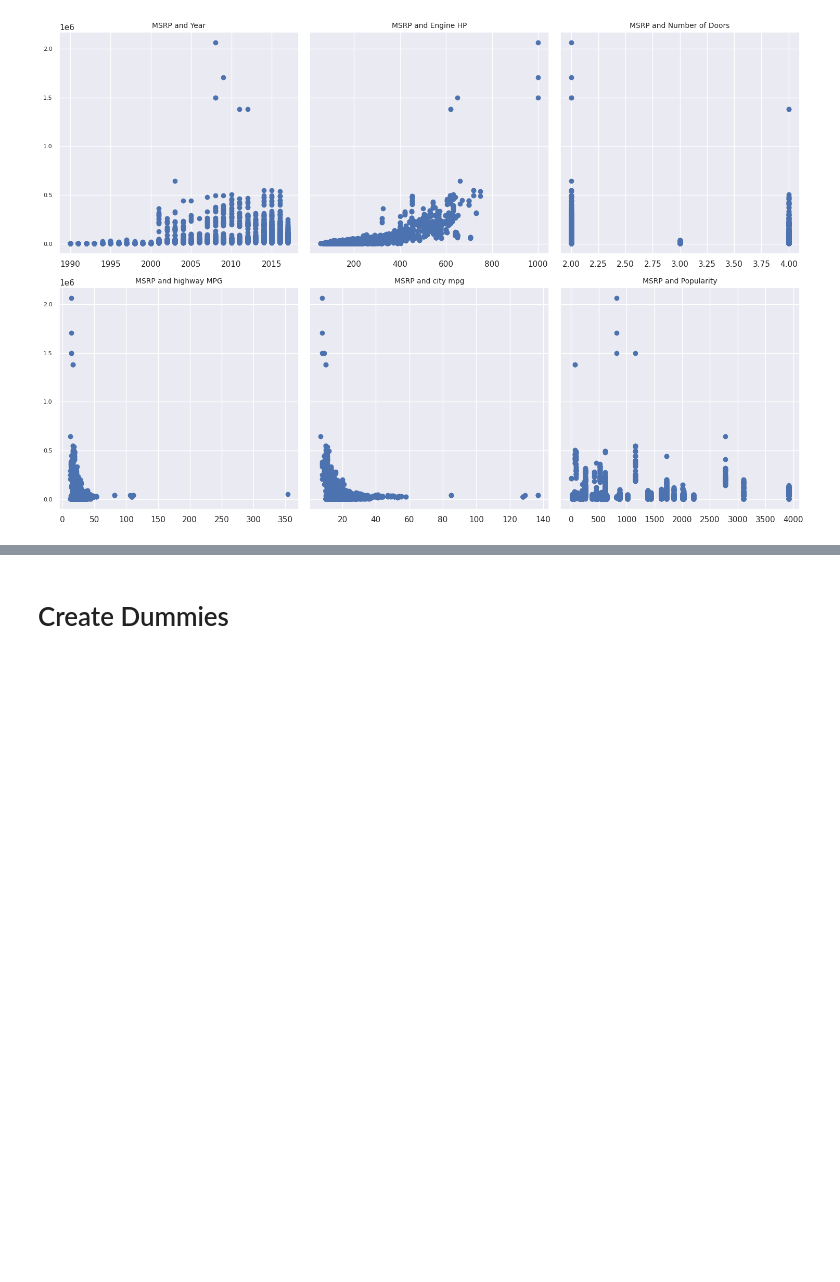
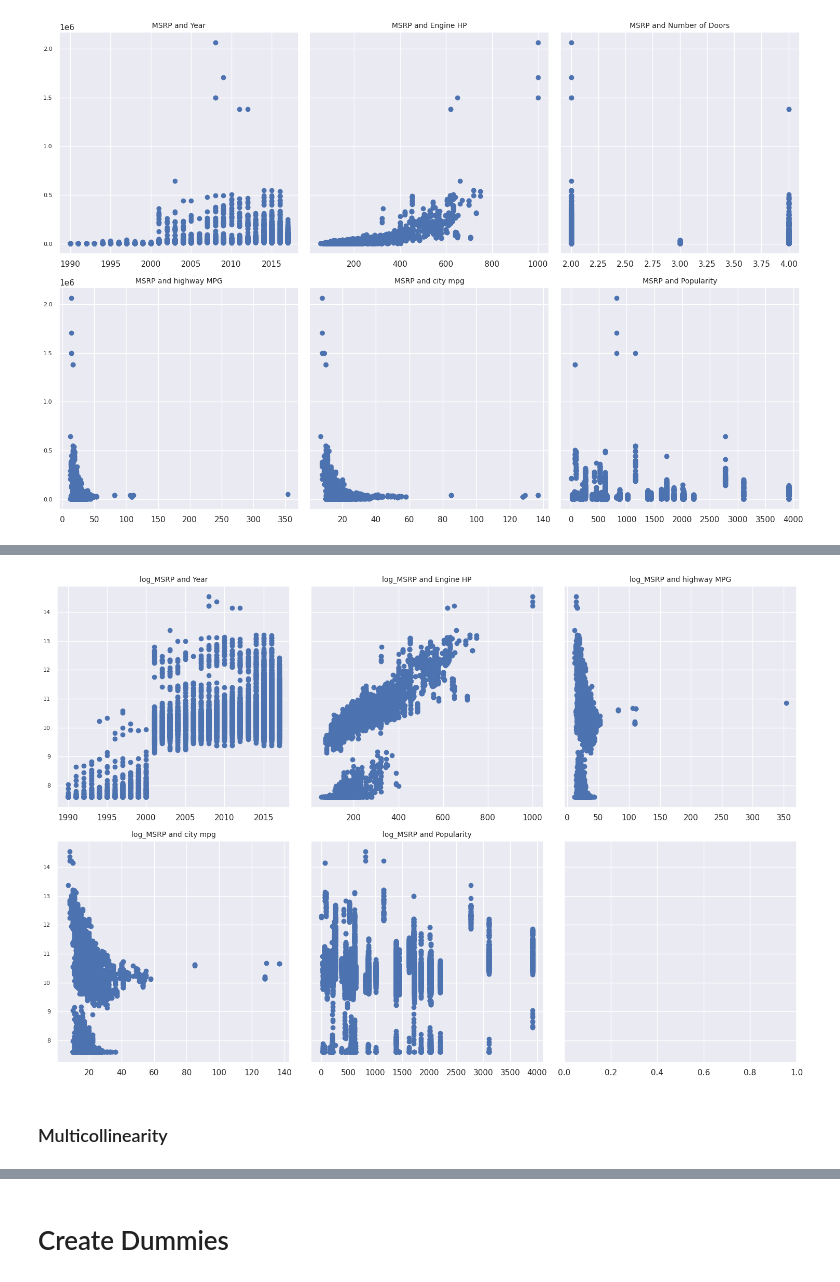
Before and after one commit to justinejoka/Scikit_learn_Car_Prediction, a Jupyter notebook: car-price-prediction-with-scikit-learn.ipynb, the cells around one changed output, grey strips where cells are left out. Saved outputs shown, nothing was run; the diff lists cells and outputs as text; code cells hidden in the pictures; blank space fills up the shorter version.

```diff
--- a/car-price-prediction-with-scikit-learn.ipynb
+++ b/car-price-prediction-with-scikit-learn.ipynb
@@ -298,3 +298,7 @@ plt.tight_layout()
 plt.show()
 # %% [output]
 [figure]
+# %%
+log_MSRP = np.log(data_cleaned['MSRP'])
+data_cleaned['log_MSRP'] = log_MSRP
+data_cleaned
@@ -300,0 +319,29 @@ plt.show()
+# %%
+import matplotlib.pyplot as plt
+
+f, ((ax1, ax2, ax3), (ax4, ax5, ax6)) = plt.subplots(2, 3, sharey=True, figsize=(15, 10))
+
+# Scatter plots
+ax1.scatter(data_cleaned['Year'], data_cleaned['log_MSRP'])
+ax2.scatter(data_cleaned['Engine HP'], data_cleaned['log_MSRP'])
+ax3.scatter(data_cleaned['highway MPG'], data_cleaned['log_MSRP'])
+ax4.scatter(data_cleaned['city mpg'], data_cleaned['log_MSRP'])
+ax5.scatter(data_cleaned['Popularity'], data_cleaned['log_MSRP'])
+
+# Titles
+ax1.set_title('log_MSRP and Year', fontsize=10)
+ax2.set_title('log_MSRP and Engine HP', fontsize=10)
+ax3.set_title('log_MSRP and highway MPG', fontsize=10)
+ax4.set_title('log_MSRP and city mpg', fontsize=10)
+ax5.set_title('log_MSRP and Popularity', fontsize=10)
+
+
+
+# Adjusting y-axis tick labels font size
+for ax in (ax1, ax2, ax3, ax4, ax5, ax6):
+    ax.tick_params(axis='y', labelsize=8)
+
+plt.tight_layout()
+plt.show()
+# %% [output]
+[figure, added]
@@ -300,0 +350,2 @@ plt.show()
+# %% [markdown]
+### Multicollinearity
```
Also changed, not shown: parts of 5 cells of this notebook.
